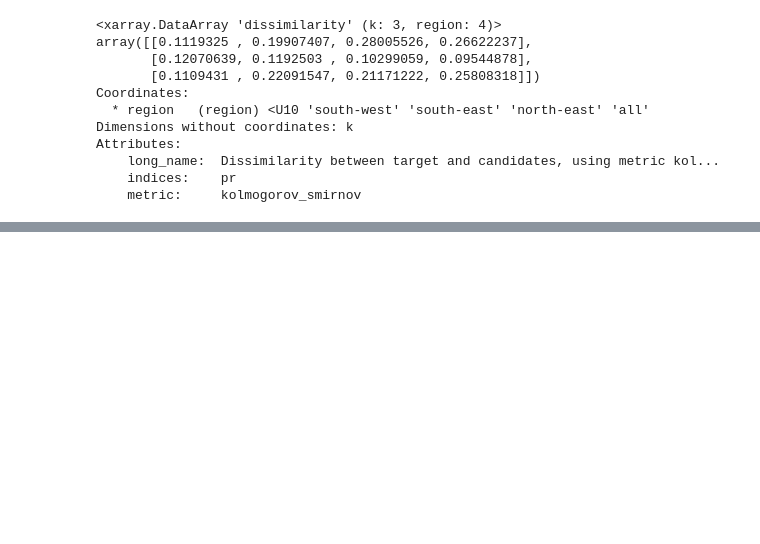
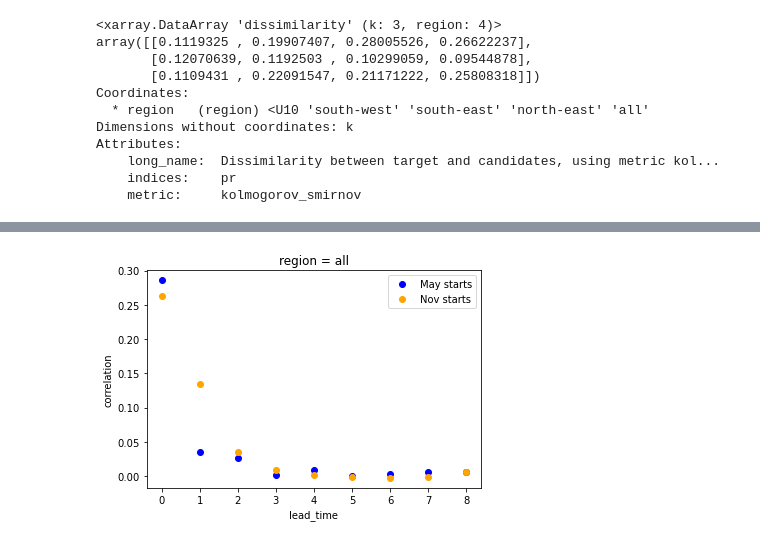
Before and after one commit to AusClimateService/unseen, a Jupyter notebook: notebooks/fidelity.ipynb, the cells around one changed output, grey strips where cells are left out. Cells and saved outputs as stored; diff of their text form; code cells hidden in the pictures; blank space fills up the shorter version.

```diff
--- a/notebooks/fidelity.ipynb
+++ b/notebooks/fidelity.ipynb
@@ -365,0 +387,3 @@ Attributes:
+# %%
+ds_cafe_may = ds_cafe.where(ds_cafe['init_date'].dt.month == 5, drop=True)
+ds_cafe_nov = ds_cafe.where(ds_cafe['init_date'].dt.month == 11, drop=True)
@@ -365,0 +405,37 @@ Attributes:
+# %%
+da_cafe_may_detrended = remove_ensemble_mean_trend(ds_cafe_may['pr'], dim='init_date')
+da_cafe_nov_detrended = remove_ensemble_mean_trend(ds_cafe_nov['pr'], dim='init_date')
+# %%
+def mean_ensemble_correlation(da, dim='init_date'):
+    """Mean correlation between all ensemble members.
+
+    Args:
+      da (xarray DataArray)
+      dim (str) : Dimension over which to calculate correlation
+    """
+
+    n_ensemble_members = len(da['ensemble'])
+    combinations = np.array(list(itertools.combinations(range(n_ensemble_members), 2)))
+
+    new_ensemble_coord = {'ensemble': range(combinations.shape[0])}
+    e1 = da.isel(ensemble=combinations[:,0]).assign_coords(new_ensemble_coord)
+    e2 = da.isel(ensemble=combinations[:,1]).assign_coords(new_ensemble_coord)
+
+    e1 = e1.chunk({dim: -1})
+    e2 = e2.chunk({dim: -1})
+
+    corr_combinations = xs.spearman_r(e1, e2, dim=dim, skipna=True)
+    mean_corr = corr_combinations.mean('ensemble')
+
+    return mean_corr
+# %%
+mean_corr_may = mean_ensemble_correlation(da_cafe_may_detrended, dim='init_date')
+mean_corr_nov = mean_ensemble_correlation(da_cafe_nov_detrended, dim='init_date')
+# %%
+mean_corr_may.sel({'region': 'all'}).plot(color='blue', marker='o', linestyle='None', label=f'May starts')
+mean_corr_nov.sel({'region': 'all'}).plot(color='orange', marker='o', linestyle='None', label=f'Nov starts')
+plt.ylabel('correlation')
+plt.legend()
+plt.show()
+# %% [output]
+[figure, added]
```
Also changed, not shown: parts of 8 cells of this notebook.
